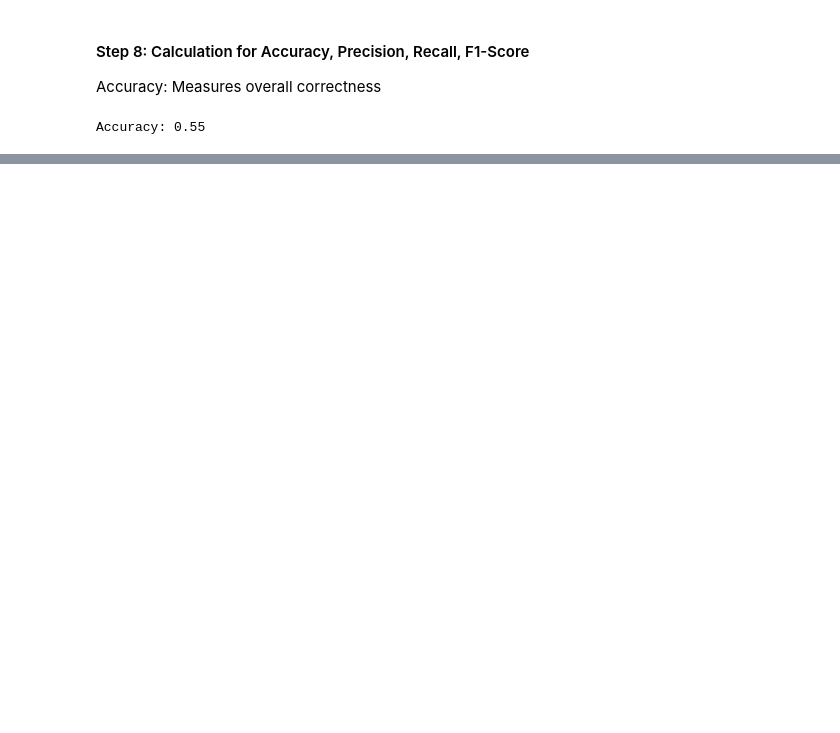
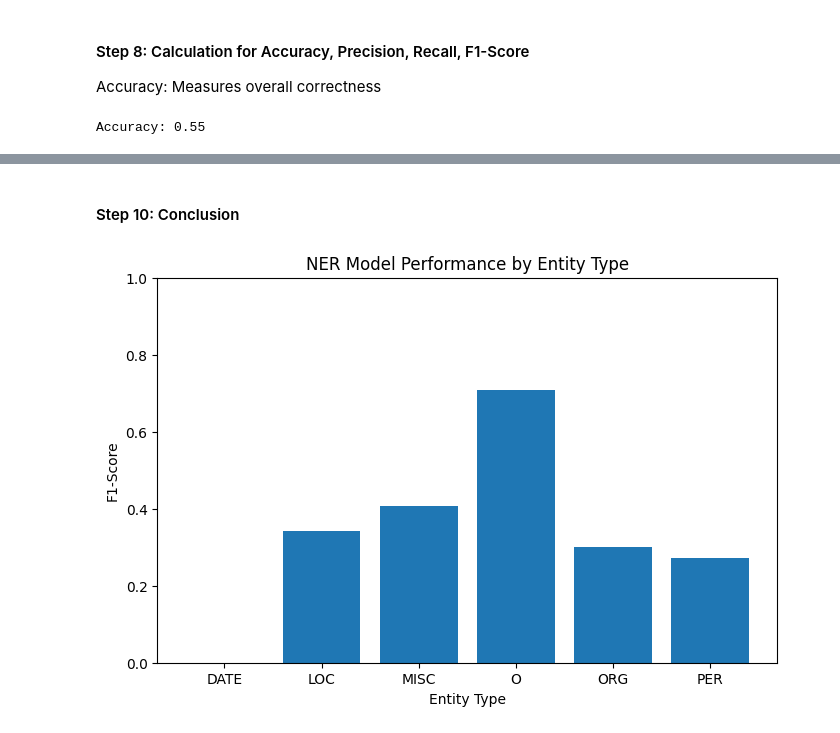
Before and after one commit to imjayeshjadhav/NLP, a Jupyter notebook: NER_Evaluation.ipynb, the cells around one changed output, grey strips where cells are left out. Cells and saved outputs as stored; diff of their text form; code cells hidden in the pictures; blank space fills up the shorter version.

Commit message:
Error analysis and Conclusion

```diff
--- a/NER_Evaluation.ipynb
+++ b/NER_Evaluation.ipynb
@@ -402,5 +394,9 @@ Accuracy: 0.55
 - F1-score: Balance between Precision & Recall
 # %%
+import pandas as pd
+
+metrics_data = []
+
 for label in general_labels:
     idx = label_to_index_general[label]
 
@@ -412,8 +408,13 @@ for label in general_labels:
     recall = TP / (TP + FN) if (TP + FN) != 0 else 0
     f1 = (2 * precision * recall / (precision + recall)) if (precision + recall) != 0 else 0
 
-    print(f"\nEntity: {label}")
-    print(f"Precision: {precision:.2f}")
-    print(f"Recall:    {recall:.2f}")
-    print(f"F1-score:  {f1:.2f}")
+    metrics_data.append([label, TP, FP, FN, precision, recall, f1])
+
+# Create DataFrame for metrics
+metrics_df = pd.DataFrame(
+    metrics_data,
+    columns=["Entity", "TP", "FP", "FN", "Precision", "Recall", "F1-Score"]
+)
+
+metrics_df
 # %% [output]
@@ -437 +532,20 @@ F1-score:  0.27
+# %% [markdown]
+#### Step 10: Conclusion
+# %%
+import matplotlib.pyplot as plt
+
+entities = metrics_df["Entity"]
+f1_scores = metrics_df["F1-Score"]
+
+plt.figure(figsize=(8,5))
+plt.bar(entities, f1_scores)
+
+plt.title("NER Model Performance by Entity Type")
+plt.xlabel("Entity Type")
+plt.ylabel("F1-Score")
+plt.ylim(0,1)
+
+plt.show()
+# %% [output]
+[figure, added]
 # %% [markdown]
```
Also changed, not shown: parts of 15 cells of this notebook.
